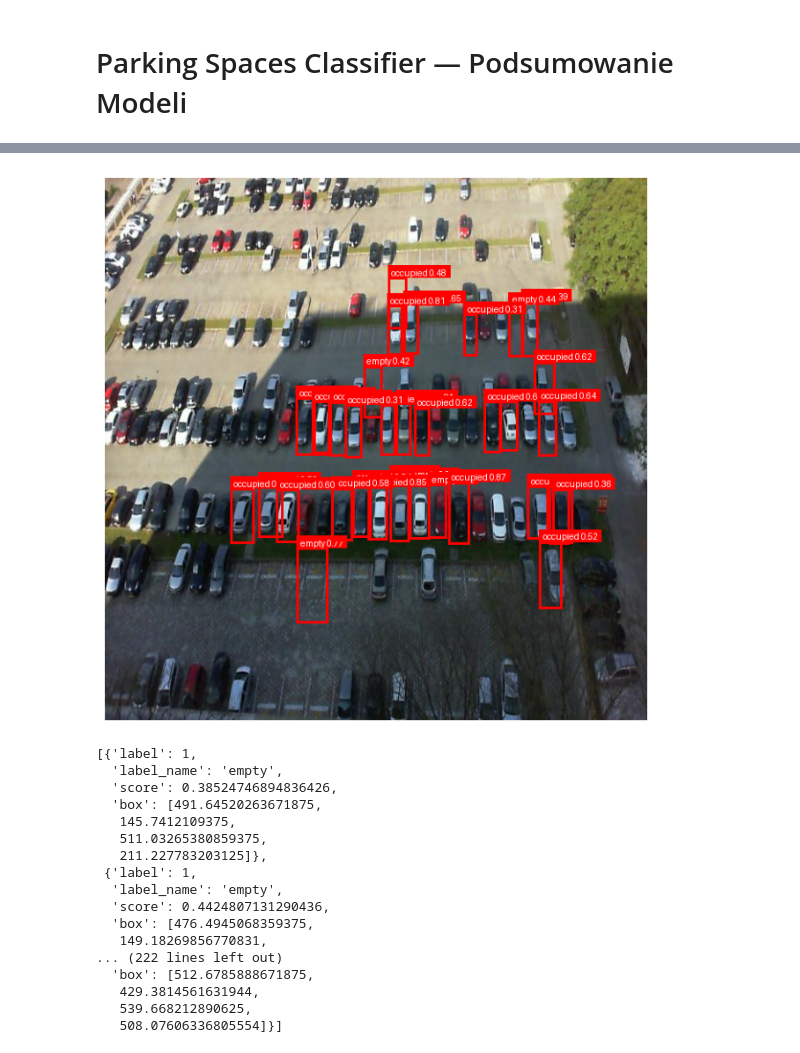
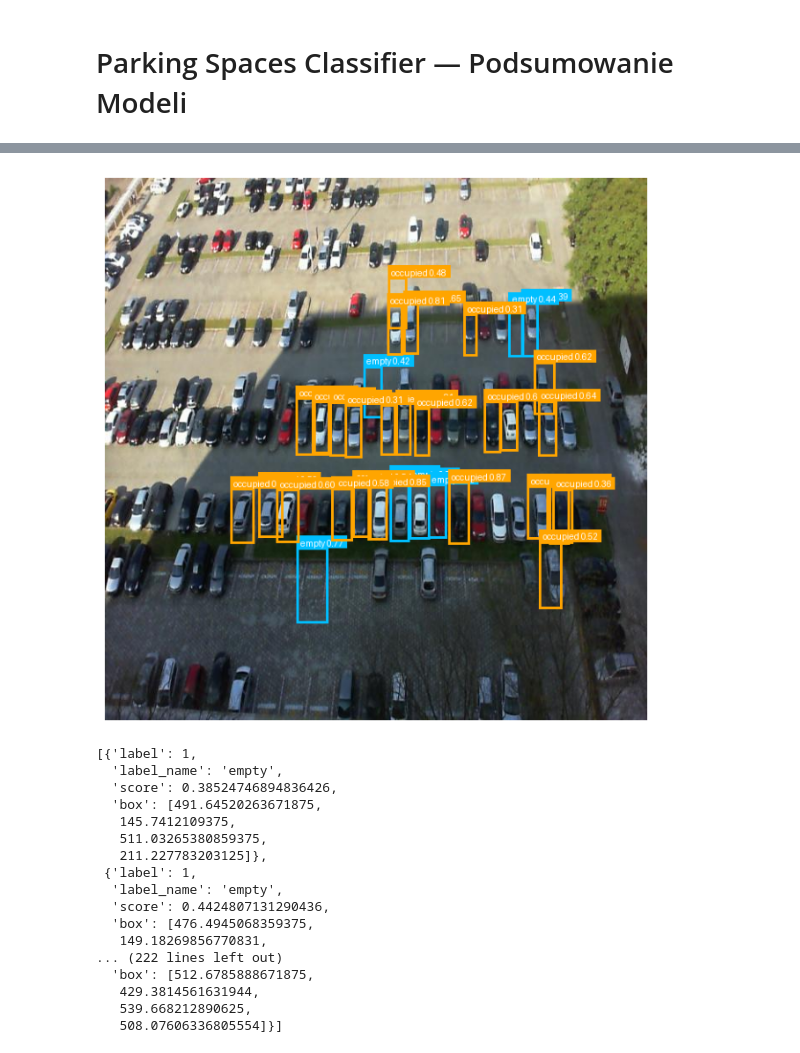
Before and after one commit to Neural-Networks-Project-2026/parking-spaces-classifier, a Jupyter notebook: notebooks/podsumowanie_modeli.ipynb, the cells around one changed output, grey strips where cells are left out. Drawn from its saved outputs; the diff is of its cells as text; code cells hidden in the pictures.

```diff
--- a/notebooks/podsumowanie_modeli.ipynb
+++ b/notebooks/podsumowanie_modeli.ipynb
@@ -237,14 +236,6 @@ Hiperparametry:
   "_instantiator": "pytorch_lightning.cli.instantiate_module"
 }
 # %%
-from pathlib import Path
-
-import matplotlib.pyplot as plt
-import torch
-from PIL import Image, ImageDraw
-
-from src.models.custom_detector import decode_predictions
-
 if "PROJECT_ROOT" not in globals():
     PROJECT_ROOT = next(
         (path for path in [Path.cwd(), *Path.cwd().parents] if (path / "pyproject.toml").exists()),
@@ -287,6 +278,7 @@ def infer_and_draw_boxes(model, image_path, threshold=0.3, line_width=3, show=Tr
 
     draw = ImageDraw.Draw(image)
     class_names = {1: "empty", 2: "occupied"}
+    class_colors = {1: "deepskyblue", 2: "orange"}
     results = []
 
     for box, score, label in zip(
@@ -308,43 +300,44 @@ def infer_and_draw_boxes(model, image_path, threshold=0.3, line_width=3, show=Tr
         label_id = int(label.item())
         label_name = class_names.get(label_id, f"class_{label_id}")
         caption = f"{label_name} {float(score):.2f}"
+        box_color = class_colors.get(label_id, "red")
 
-        draw.rectangle([x1, y1, x2, y2], outline="red", width=line_width)
+        draw.rectangle([x1, y1, x2, y2], outline=box_color, width=line_width)
         text_bbox = draw.textbbox((x1, y1), caption)
         text_height = text_bbox[3] - text_bbox[1]
         text_y = max(0, y1 - text_height - 4)
         draw.rectangle(
             [x1, text_y, x1 + (text_bbox[2] - text_bbox[0]) + 8, text_y + text_height + 4],
-            fill="red",
+            fill=box_color,
         )
         draw.text((x1 + 4, text_y + 2), caption, fill="white")
 
         results.append(
             {
                 "label": label_id,
                 "label_name": label_name,
                 "score": float(score),
                 "box": [x1, y1, x2, y2],
             }
         )
 
     if show:
         plt.figure(figsize=(14, 8))
         plt.imshow(image)
         plt.axis("off")
         plt.show()
 
     return image, results
 
 
 model = load_centernet_checkpoint(PROJECT_ROOT / "checkpoints/last_ltn.ckpt")
 annotated_image, detections = infer_and_draw_boxes(
     model,
     PROJECT_ROOT / "data/raw/test/2012-09-11_15_53_00_jpg.rf.8282544a640a23df05bd245a9210e663.jpg",
 )
 detections
 # %% [output]
-[figure, old version]
+[figure, new version]
 [{'label': 1,
   'label_name': 'empty',
   'score': 0.38524746894836426,
```
Also changed, not shown: parts of 4 cells of this notebook.
